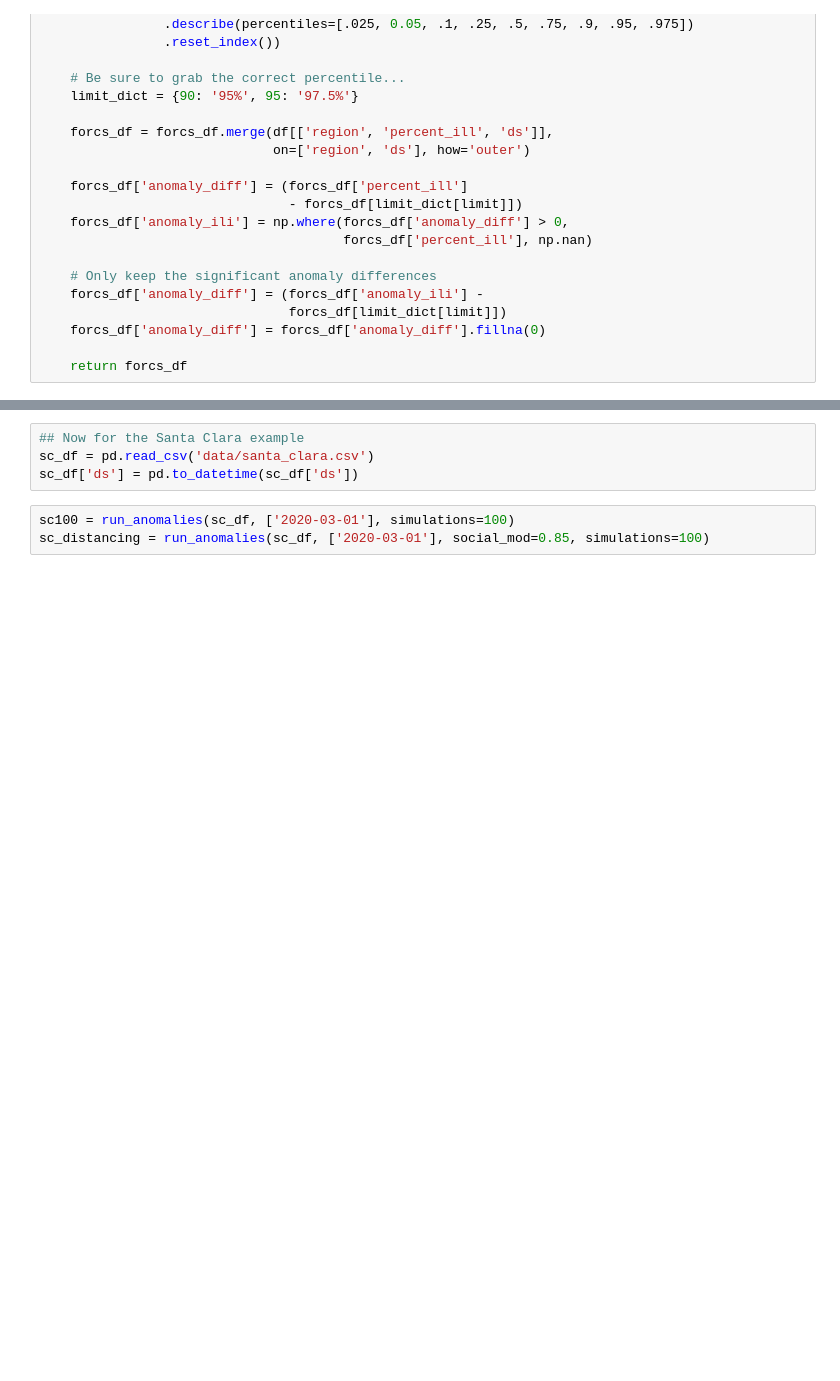
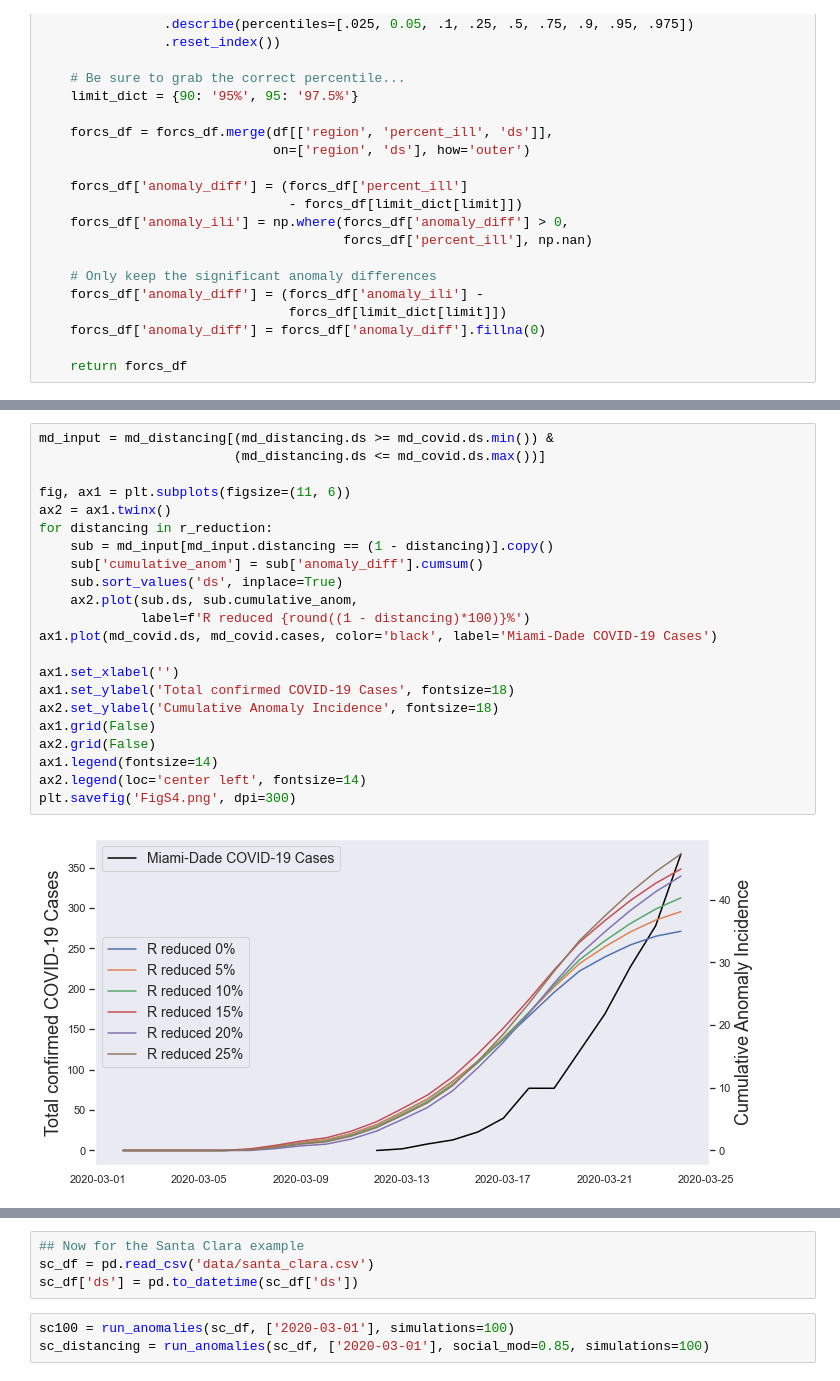
Before and after one commit to kinsahealth/therm_anomaly_detection, a Jupyter notebook: Brooklyn_SantaClara_examples.ipynb, the cells around one changed output, grey strips where cells are left out. Saved outputs shown, nothing was run; the diff lists cells and outputs as text; blank space fills up the shorter version.

```diff
--- a/Brooklyn_SantaClara_examples.ipynb
+++ b/Brooklyn_SantaClara_examples.ipynb
@@ -115,0 +289,24 @@ plt.savefig('Figure S1.png', dpi=300)
+# %%
+md_input = md_distancing[(md_distancing.ds >= md_covid.ds.min()) &
+                         (md_distancing.ds <= md_covid.ds.max())]
+
+fig, ax1 = plt.subplots(figsize=(11, 6))
+ax2 = ax1.twinx()
+for distancing in r_reduction:
+    sub = md_input[md_input.distancing == (1 - distancing)].copy()
+    sub['cumulative_anom'] = sub['anomaly_diff'].cumsum()
+    sub.sort_values('ds', inplace=True)
+    ax2.plot(sub.ds, sub.cumulative_anom,
+             label=f'R reduced {round((1 - distancing)*100)}%')
+ax1.plot(md_covid.ds, md_covid.cases, color='black', label='Miami-Dade COVID-19 Cases')
+
+ax1.set_xlabel('')
+ax1.set_ylabel('Total confirmed COVID-19 Cases', fontsize=18)
+ax2.set_ylabel('Cumulative Anomaly Incidence', fontsize=18)
+ax1.grid(False)
+ax2.grid(False)
+ax1.legend(fontsize=14)
+ax2.legend(loc='center left', fontsize=14)
+plt.savefig('FigS4.png', dpi=300)
+# %% [output]
+[figure, added]
```
Also changed, not shown: parts of 27 cells of this notebook.
